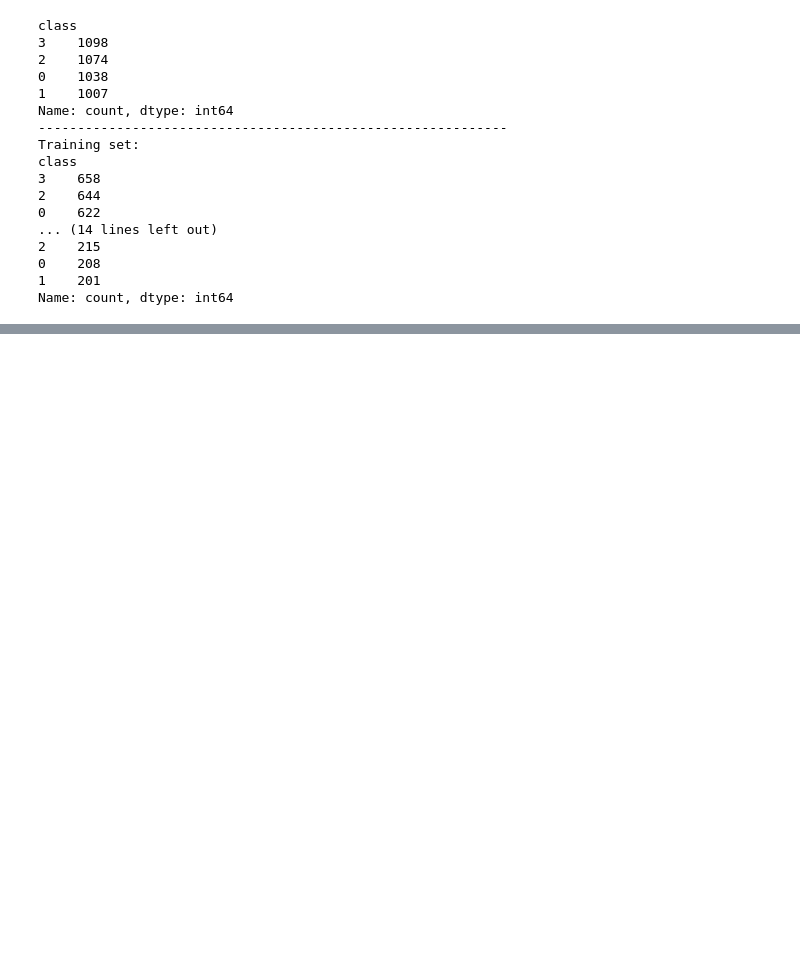
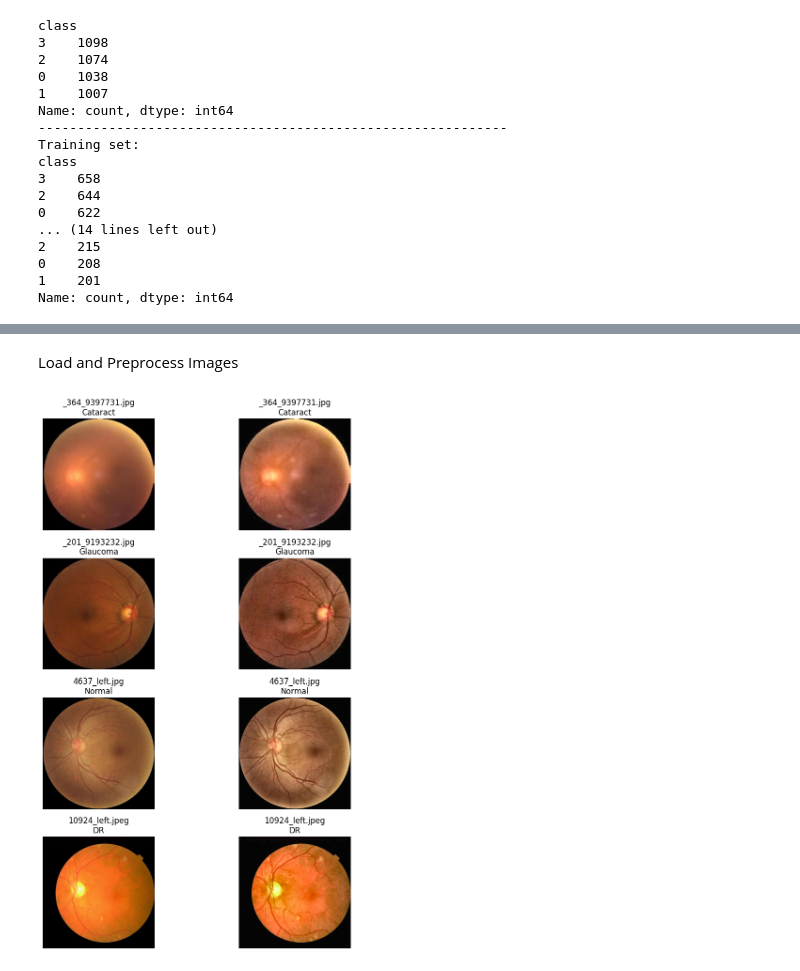
Before and after one commit to ismaelabdulkareem/Funduscopy, a Jupyter notebook: Pre_processing.ipynb, the cells around one changed output, grey strips where cells are left out. Cells and saved outputs as stored; diff of their text form; code cells hidden in the pictures; blank space fills up the shorter version.

```diff
--- a/Pre_processing.ipynb
+++ b/Pre_processing.ipynb
@@ -457,0 +473,15 @@ print(split_df)
+# %%
+# Extracting filenames and labels for training, validation, and test sets
+train_links, train_labels = train['filename'].values, train['class'].values
+val_links, val_labels = val['filename'].values, val['class'].values
+test_links, test_labels = test['filename'].values, test['class'].values
+
+# Display some examples for confirmation
+print("Training set (file paths and labels):")
+print(list(zip(train_links, train_labels))[:5])  # Display first 5 training samples
+
+print("Validation set (file paths and labels):")
+print(list(zip(val_links, val_labels))[:5])  # Display first 5 validation samples
+
+print("Test set (file paths and labels):")
+print(list(zip(test_links, test_labels))[:5])  # Display first 5 test samples
@@ -457,0 +495,2 @@ print(split_df)
+# %% [markdown]
+Load and Preprocess Images
@@ -457,0 +535,59 @@ print(split_df)
+# %%
+def display_one_random_image_per_condition(original_links, clahe_images, labels):
+
+    # Define the mapping of conditions to numerical labels
+    condition_map = {
+        'Cataract': 0,
+        'Glaucoma': 1,
+        'Normal': 2,
+        'DR': 3
+    }
+
+    # Create a reverse map for label numbers to conditions
+    reverse_map = {v: k for k, v in condition_map.items()}
+
+    # Group images by their labels
+    grouped_images = {label: [] for label in condition_map.values()}
+
+    # Group original links by labels
+    for link, label in zip(original_links, labels):
+        grouped_images[label].append(link)
+
+    # Randomly select one image from each condition group
+    selected_indices = []
+    for label in condition_map.values():
+        if grouped_images[label]:  # Check if there are images for the label
+            selected_image = random.choice(grouped_images[label])
+            # Append the index of the selected image in the original_links
+            selected_indices.append(np.where(original_links == selected_image)[0][0])
+
+    # Set up the figure for displaying images
+    num_images = len(selected_indices)
+    fig, axs = plt.subplots(num_images, 2, figsize=(10, num_images * 3))
+
+    for i, idx in enumerate(selected_indices):
+        # Load original image
+        original_img = cv2.imread(original_links[idx])
+        if original_img is not None:
+            original_img = cv2.cvtColor(original_img, cv2.COLOR_BGR2RGB)  # Convert BGR to RGB
+            axs[i, 0].imshow(original_img)
+            axs[i, 0].axis('off')  # Hide axes
+            image_name = os.path.basename(original_links[idx])
+            label_str = reverse_map.get(labels[idx], "Unknown")  # Get label string or "Unknown"
+            axs[i, 0].set_title(f"{image_name}\n{label_str}")
+        else:
+            axs[i, 0].set_title("Original Image Not Found")
+            axs[i, 0].axis('off')  # Hide axes for missing images
+
+        # Show CLAHE image
+        axs[i, 1].imshow(cv2.cvtColor(clahe_images[idx], cv2.COLOR_RGB2BGR))
+        axs[i, 1].axis('off')  # Hide axes
+        axs[i, 1].set_title(f"{image_name}\n{label_str}")
+
+    plt.tight_layout()
+    plt.show()
+
+# Example usage
+display_one_random_image_per_condition(train_links, train_images, train_labels)  # Display one image per condition
+# %% [output]
+[figure, added]
```
Also changed, not shown: parts of 20 cells of this notebook.
